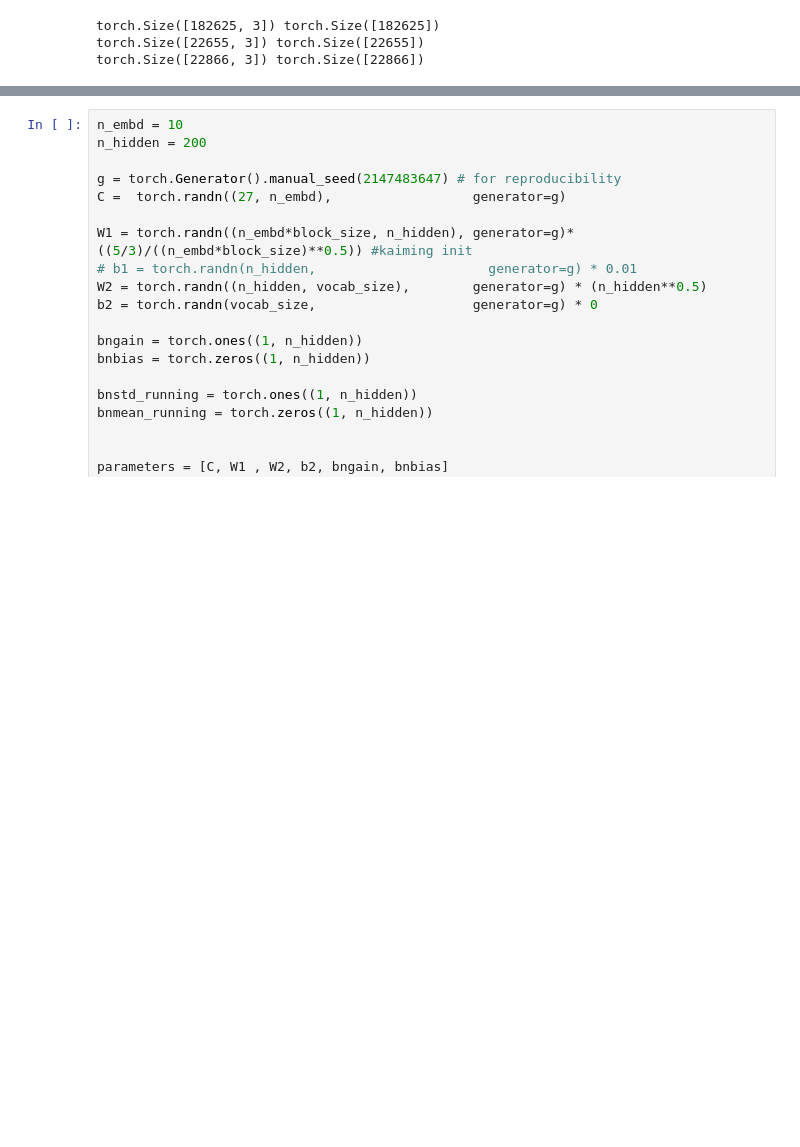
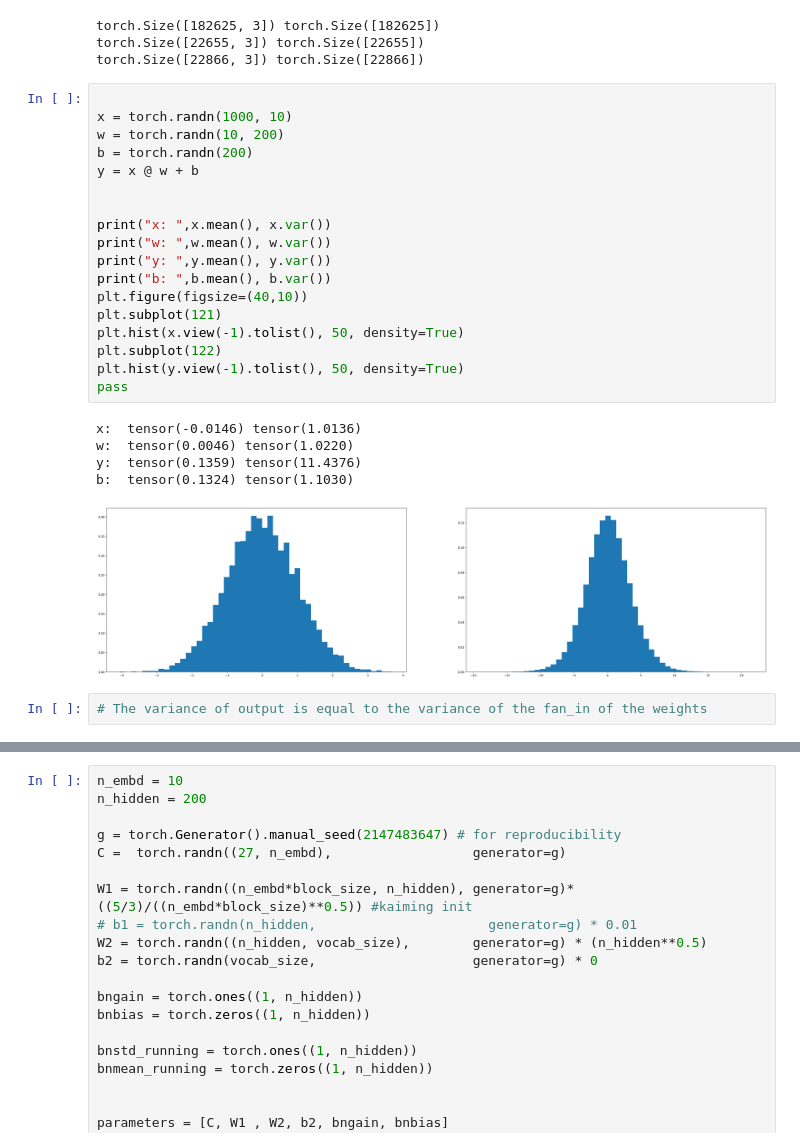
Before and after one commit to VrindavanSanap/makemore, a Jupyter notebook: part3.ipynb, the cells around one changed output, grey strips where cells are left out. Saved outputs shown, nothing was run; the diff lists cells and outputs as text; blank space fills up the shorter version.

```diff
--- a/part3.ipynb
+++ b/part3.ipynb
@@ -54,6 +54,32 @@ Xte, Yte = build_dataset(words[n2:])
 torch.Size([182625, 3]) torch.Size([182625])
 torch.Size([22655, 3]) torch.Size([22655])
 torch.Size([22866, 3]) torch.Size([22866])
+# %%
+
+x = torch.randn(1000, 10)
+w = torch.randn(10, 200)
+b = torch.randn(200)
+y = x @ w + b
+
+
+print("x: ",x.mean(), x.var())
+print("w: ",w.mean(), w.var())
+print("y: ",y.mean(), y.var())
+print("b: ",b.mean(), b.var())
+plt.figure(figsize=(40,10))
+plt.subplot(121)
+plt.hist(x.view(-1).tolist(), 50, density=True)
+plt.subplot(122)
+plt.hist(y.view(-1).tolist(), 50, density=True)
+pass
+# %% [output]
+x:  tensor(-0.0146) tensor(1.0136)
+w:  tensor(0.0046) tensor(1.0220)
+y:  tensor(0.1359) tensor(11.4376)
+b:  tensor(0.1324) tensor(1.1030)
+[figure, added]
+# %%
+# The variance of output is equal to the variance of the fan_in of the weights
 # %%
 #Kaiming Init https://arxiv.org/pdf/1502.01852.pdf
 x = torch.randn(1000, 10)
```
Also changed, not shown: parts of 3 cells of this notebook, 10 other files.
